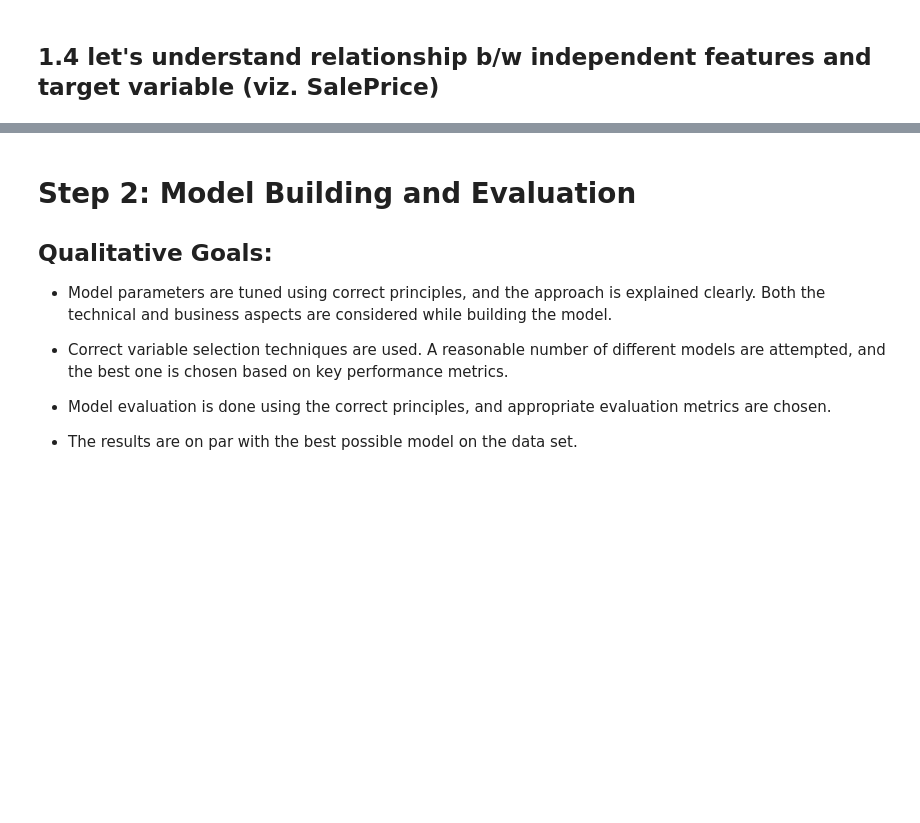
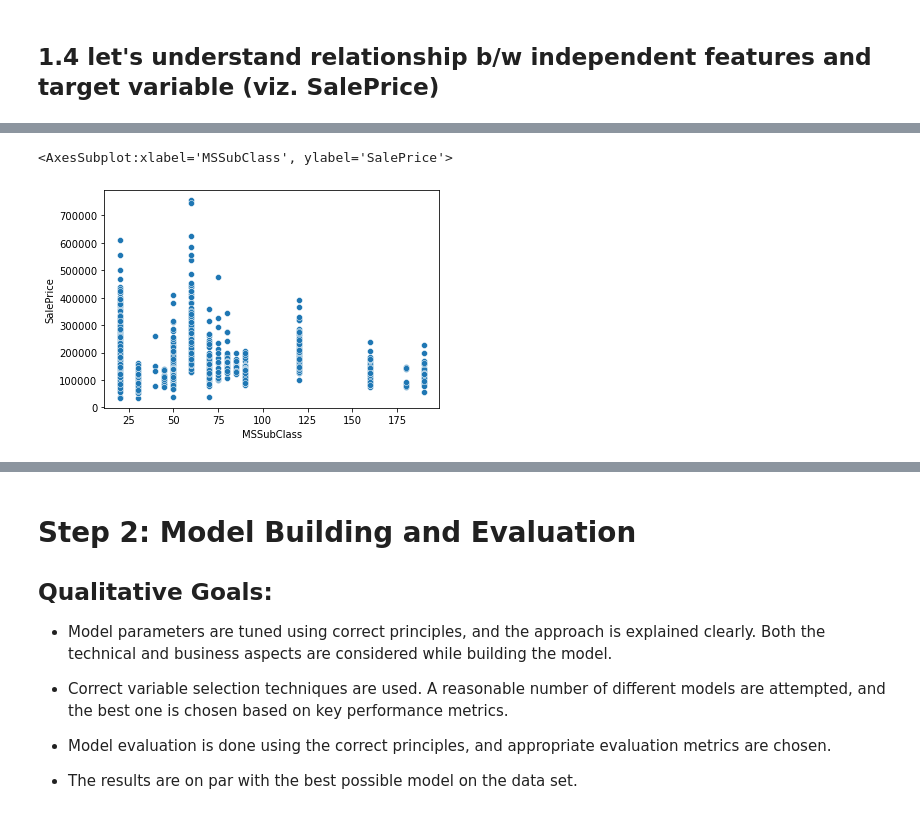
Before and after one commit to JamshedAhsan/house-price-prediction, a Jupyter notebook: Housing-Price-Prediction.ipynb, the cells around one changed output, grey strips where cells are left out. Saved outputs shown, nothing was run; the diff lists cells and outputs as text; code cells hidden in the pictures; blank space fills up the shorter version.

```diff
--- a/Housing-Price-Prediction.ipynb
+++ b/Housing-Price-Prediction.ipynb
@@ -2547,0 +3090,3 @@ nan
+# %%
+housing_data_13 = housing_data_12.drop(columns='Garage-Age', axis=1)
+housing_data_13.head()
@@ -2549,0 +3147,6 @@ nan
+# %%
+#let's analyze relationship between feature 'MSSubClass' and target variable('SalePrice')
+sns.scatterplot(data=housing_data_13, x='MSSubClass', y='SalePrice')
+# %% [output]
+<AxesSubplot:xlabel='MSSubClass', ylabel='SalePrice'>
+[figure, added]
```
Also changed, not shown: parts of 79 cells of this notebook.
